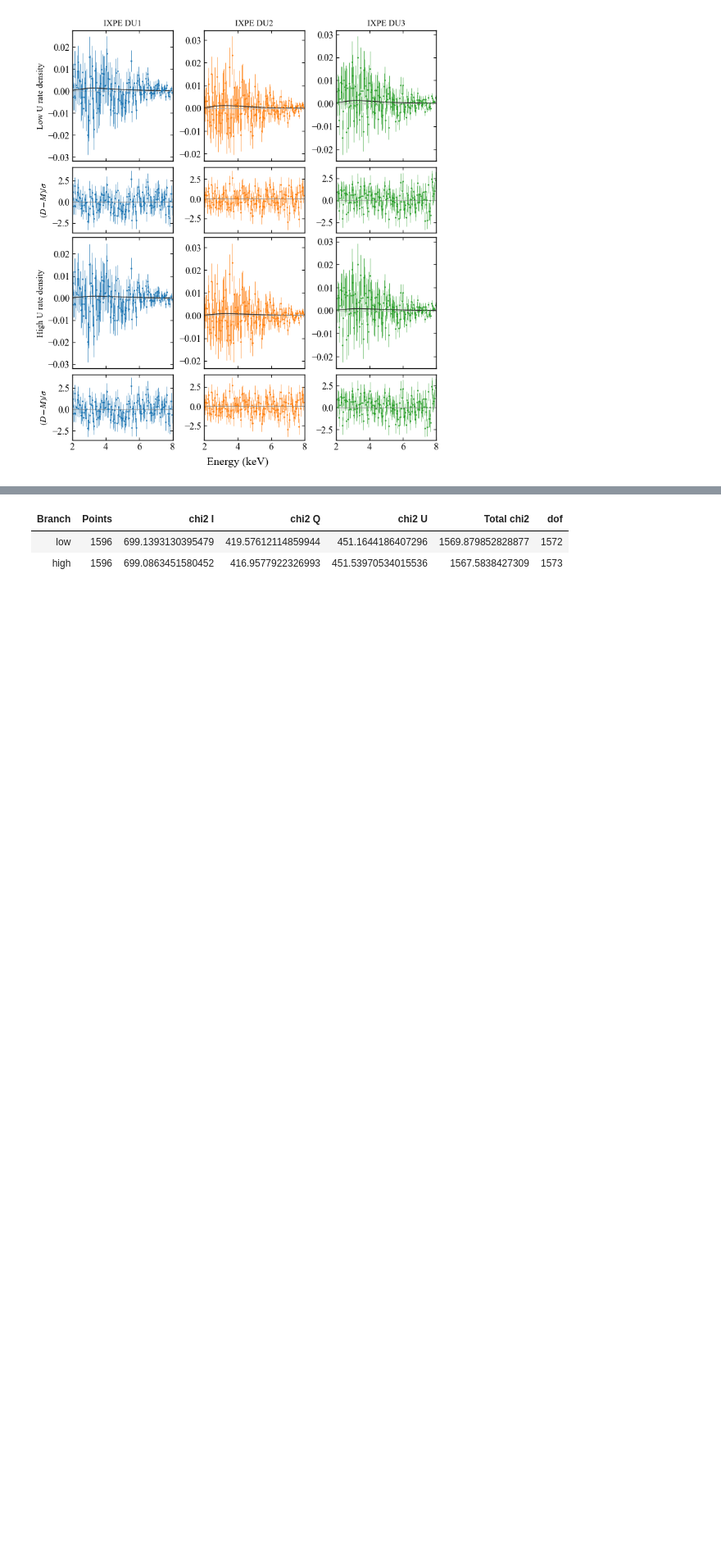
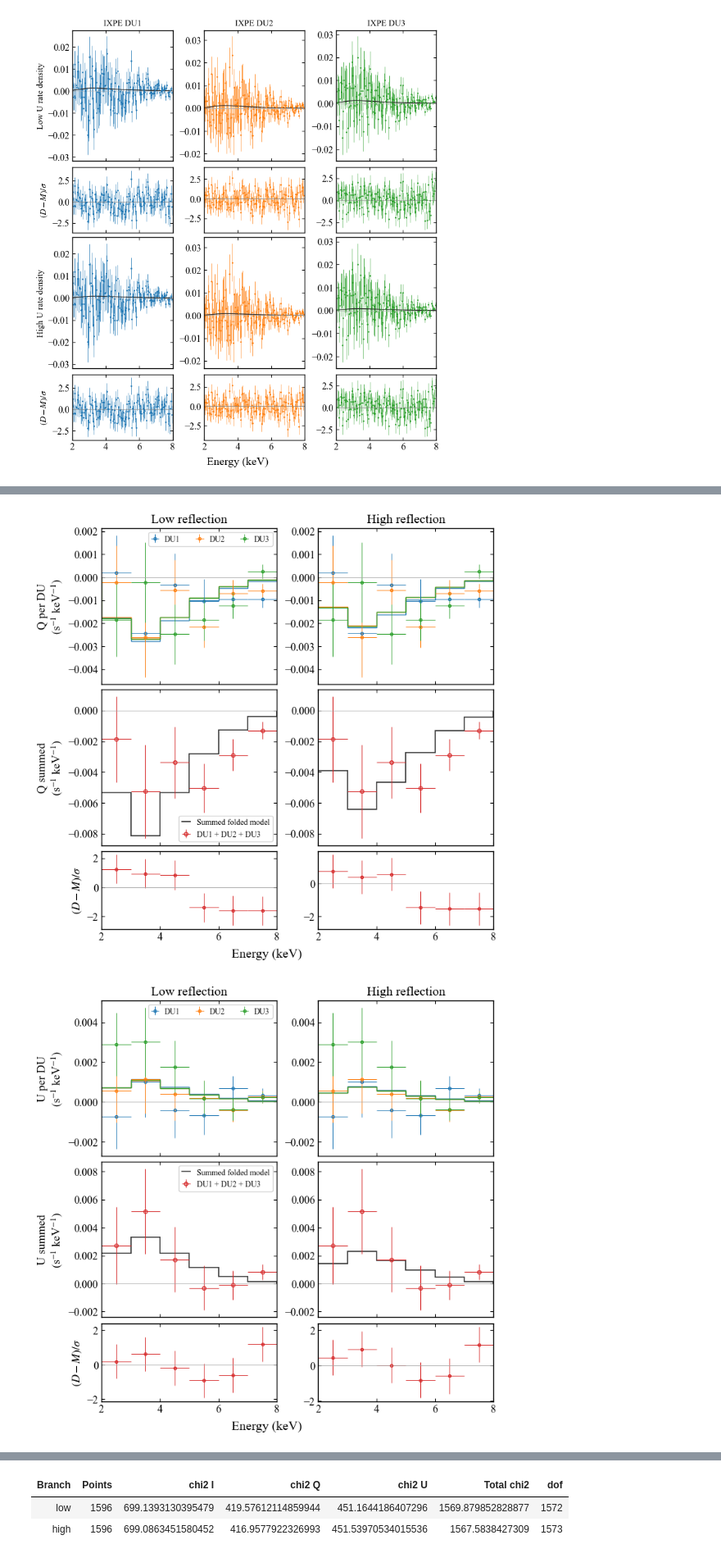
Before and after one commit to XU-Haichao/slab-polarization, a Jupyter notebook: observational_analysis.ipynb, the cells around one changed output, grey strips where cells are left out. Shown at 82% size. Drawn from its saved outputs; the diff is of its cells as text; code cells hidden in the pictures; blank space fills up the shorter version.

Commit message:
Document binning and demonstrate three-DU Stokes combination

```diff
--- a/observational_analysis.ipynb
+++ b/observational_analysis.ipynb
@@ -437 +564,28 @@ for stokes in 'QU':
+# %%
+edges=np.arange(2.,9.);centres=(edges[:-1]+edges[1:])/2
+for stokes in 'QU':
+    fig,axs=plt.subplots(3,2,figsize=(7.2,7.0),sharex=True,
+                         gridspec_kw={'height_ratios':[2,2,1]},layout='constrained')
+    for col,branch in enumerate(['low','high']):
+        r=merged[branch][stokes]
+        for k,p in enumerate(r['parts']):
+            axs[0,col].errorbar(centres,p['data'],xerr=.5,yerr=np.sqrt(np.diag(p['covariance'])),
+                               fmt='o',mfc='none',ms=3,color=f'C{k}',lw=.7,label=f'DU{k+1}')
+            axs[0,col].stairs(p['model'],edges,color=f'C{k}',lw=1)
+        axs[1,col].errorbar(centres,r['data'],xerr=.5,yerr=r['error'],fmt='o',mfc='none',
+                           ms=4,color='C3',lw=.8,label='DU1 + DU2 + DU3')
+        axs[1,col].stairs(r['model'],edges,color='0.2',lw=1.2,label='Summed folded model')
+        axs[2,col].errorbar(centres,r['residual_sigma'],xerr=.5,yerr=np.ones(6),
+                           fmt='o',mfc='none',ms=3,color='C3',lw=.7)
+        for ax in axs[:,col]:ax.axhline(0,color='0.65',lw=.6);ax.set_xlim(2,8)
+        axs[0,col].set_title(branch.capitalize()+' reflection')
+    axs[0,0].legend(fontsize=9,ncol=3,handlelength=.8)
+    axs[1,0].legend(fontsize=9,handlelength=1)
+    axs[0,0].set_ylabel(stokes+' per DU\n(s$^{-1}$ keV$^{-1}$)')
+    axs[1,0].set_ylabel(stokes+' summed\n(s$^{-1}$ keV$^{-1}$)')
+    axs[2,0].set_ylabel(r'$(D-M)/\sigma$')
+    fig.supxlabel('Energy (keV)');plt.show()
+# %% [output]
+[figure, added]
+[figure, added]
 # %% [markdown]
```
Also changed, not shown: parts of 5 cells of this notebook, 3 other files.
